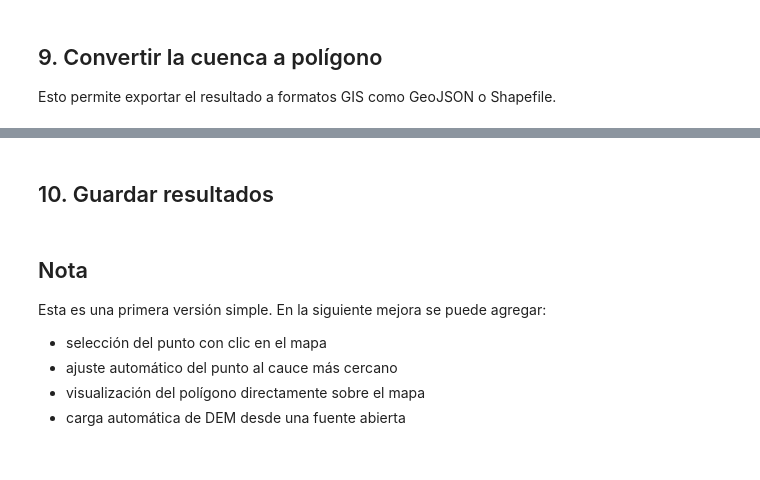
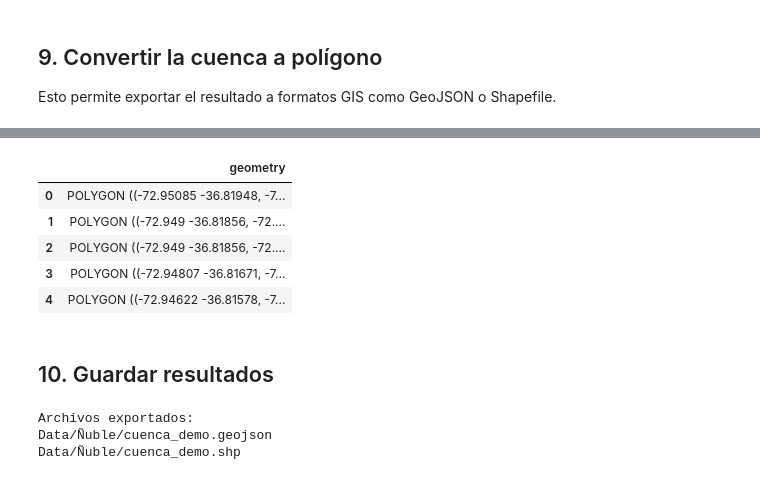
Before and after one commit to paulmunozpauta/Hidrology_Course, a Jupyter notebook: 01_Delimitacion_cuenca.ipynb, the cells around one changed output, grey strips where cells are left out. Drawn from its saved outputs; the diff is of its cells as text; code cells hidden in the pictures.

```diff
--- a/01_Delimitacion_cuenca.ipynb
+++ b/01_Delimitacion_cuenca.ipynb
@@ -171,8 +307,7 @@ plt.show()
 
 Esto permite exportar el resultado a formatos GIS como GeoJSON o Shapefile.
 # %%
-# Convertir la máscara raster a polígonos
-mask = catch_view.astype(np.uint8)
+mask = catch.astype(np.uint8)
 
 results = shapes(mask, mask=mask > 0, transform=grid.affine)
 geoms = [shape(geom) for geom, value in results if value == 1]
@@ -180,8 +315,8 @@ geoms = [shape(geom) for geom, value in results if value == 1]
 if len(geoms) == 0:
     raise ValueError("No se pudo generar el polígono de la cuenca.")
 
-# Crear GeoDataFrame y disolver geometrías
-gdf = gpd.GeoDataFrame(geometry=geoms, crs="EPSG:4326")
-gdf = gdf.dissolve()
+gdf = gpd.GeoDataFrame(geometry=geoms, crs=grid.crs)
+gdf = gdf.dissolve().explode(index_parts=False).reset_index(drop=True)
 
-gdf
+gdf.head()
+# %% [output]
@@ -188,21 +324,24 @@ gdf
+|  | geometry |
+| 0 | POLYGON ((-72.95085 -36.81948, -7... |
+| 1 | POLYGON ((-72.949 -36.81856, -72.... |
+| 2 | POLYGON ((-72.949 -36.81856, -72.... |
+| 3 | POLYGON ((-72.94807 -36.81671, -7... |
+| 4 | POLYGON ((-72.94622 -36.81578, -7... |
 # %% [markdown]
 ## 10. Guardar resultados
 # %%
-output_geojson = "/content/cuenca_delimitada.geojson"
-output_shp = "/content/cuenca_delimitada.shp"
+output_geojson = "Data/Ñuble/cuenca_demo.geojson"
+output_shp = "Data/Ñuble/cuenca_demo.shp"
 
-gdf.to_file(output_geojson, driver="GeoJSON")
-gdf.to_file(output_shp)
+gdf_wgs84 = gdf.to_crs("EPSG:4326")
 
-print("Archivos guardados:")
+gdf_wgs84.to_file(output_geojson, driver="GeoJSON")
+gdf_wgs84.to_file(output_shp)
+
+print("Archivos exportados:")
 print(output_geojson)
 print(output_shp)
+# %% [output]
+Archivos exportados:
+Data/Ñuble/cuenca_demo.geojson
+Data/Ñuble/cuenca_demo.shp
-# %% [markdown]
-## Nota
-
-Esta es una primera versión simple. En la siguiente mejora se puede agregar:
-
-- selección del punto con clic en el mapa
-- ajuste automático del punto al cauce más cercano
-- visualización del polígono directamente sobre el mapa
-- carga automática de DEM desde una fuente abierta
```
Also changed, not shown: parts of 29 cells of this notebook.
